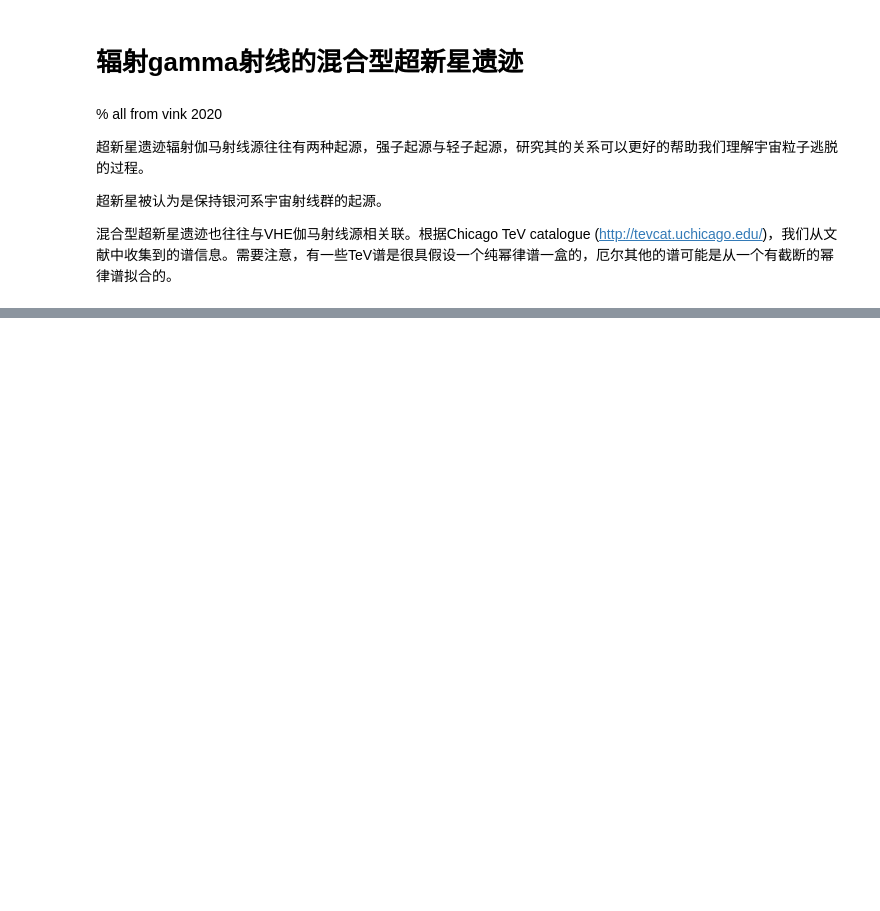
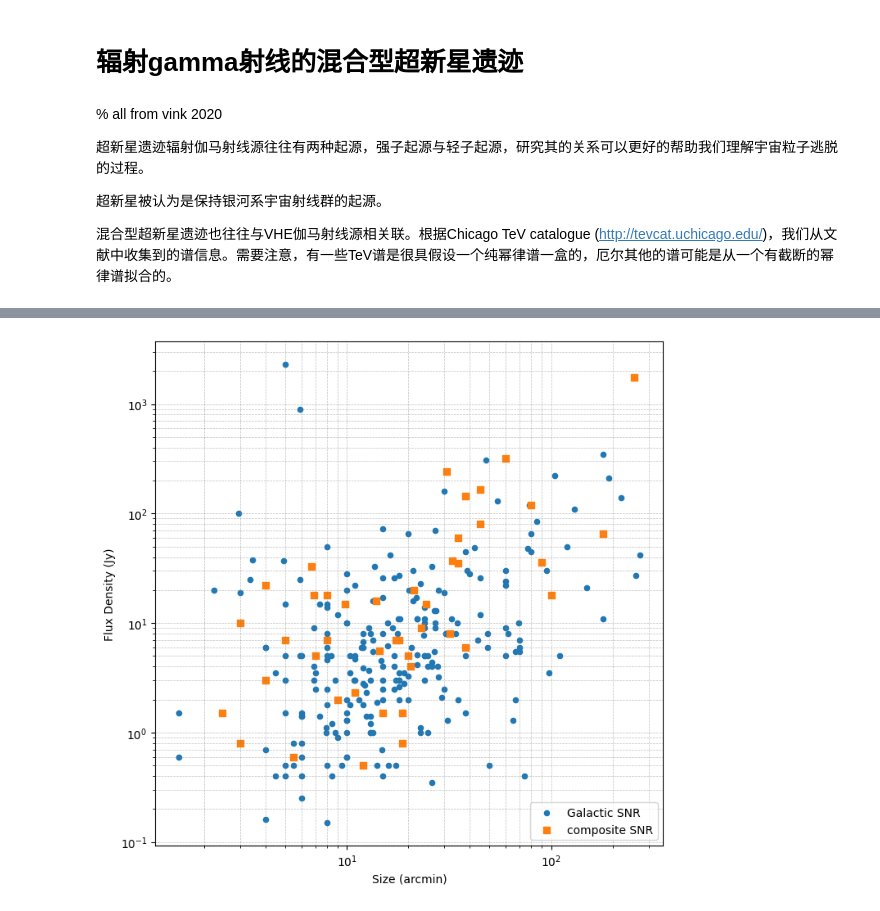
Before and after one commit to whjing/radioAstro, a Jupyter notebook: composite-snr/code/3.multiwave.ipynb, the cells around one changed output, grey strips where cells are left out. Cells and saved outputs as stored; diff of their text form; code cells hidden in the pictures; blank space fills up the shorter version.

```diff
--- a/composite-snr/code/3.multiwave.ipynb
+++ b/composite-snr/code/3.multiwave.ipynb
@@ -61,0 +42,67 @@ plt.show()
+# %%
+import pandas as pd
+import matplotlib.pyplot as plt
+import numpy as np
+
+
+def get_fluxsize(df):
+    # 确保 'size' 和 'flux' 列存在，并删除 NaN 值
+    df = df.dropna(subset=['size', 'flux'])
+
+    # 处理 'size' 列：去除问号，并计算几何平均值（如果是 A x B 形式）
+    def process_size(size):
+        if isinstance(size, str):
+            size = size.replace('?', '').strip()  # 移除问号和空格
+            if 'x' in size:  # 处理 A x B 形式
+                try:
+                    a, b = map(float, size.split('x'))
+                    return np.sqrt(a * b)  # 计算几何平均值
+                except ValueError:
+                    return np.nan  # 处理格式错误
+            else:
+                try:
+                    return float(size)  # 直接转换为 float
+                except ValueError:
+                    return np.nan
+        return np.nan  # 处理非字符串的异常情况
+
+    df['size'] = df['size'].apply(process_size)
+
+    # 处理 'flux' 列：
+    df['flux'] = df['flux'].astype(str).str.replace('?', '', regex=False)  # 去除问号
+    df['flux'] = df['flux'].replace('', np.nan)  # 把空字符串替换为 NaN
+    #尝试转换为浮点数，如果失败则替换为 NaN
+    df['flux'] = pd.to_numeric(df['flux'], errors='coerce')
+    # df['flux'] = df['flux'].astype(float)  # 转换为浮点数
+
+
+    # 再次删除 NaN 值，确保绘图数据完整
+    df = df.dropna(subset=['size', 'flux'])
+
+    return df
+
+
+
+
+# 读取 CSV 文件
+file_path = "../cat/three-cat.csv"  # 请替换为你的 CSV 文件路径
+df_com = pd.read_csv(file_path, delimiter=',')
+df_com = get_fluxsize(df_com)
+df_green = pd.read_csv("../cat/greencat.csv", delimiter=',')
+df_green = get_fluxsize(df_green)
+
+# 绘制 Size vs Flux 散点图
+plt.figure(figsize=(8, 8))
+
+plt.grid(True, which="both", linestyle="--", linewidth=0.5, color='gray', alpha=0.5)
+plt.scatter(df_green['size'], df_green['flux'], label=f"Galactic SNR", alpha=1, s=20)
+plt.scatter(df_com['size'], df_com['flux'], label='composite SNR', alpha=1 ,marker='s', s=35)
+plt.xlabel('Size (arcmin)')
+plt.ylabel('Flux Density (Jy)')
+plt.xscale('log')  # 适用于天文数据，常用对数尺度
+plt.yscale('log')
+
+plt.legend()
+
+plt.savefig('../figures/size_flux.png', dpi=300, bbox_inches='tight')
+# %% [output]
@@ -61,0 +129 @@ plt.show()
+[figure, added]
```
Also changed, not shown: parts of 6 cells of this notebook, 4 other files.
